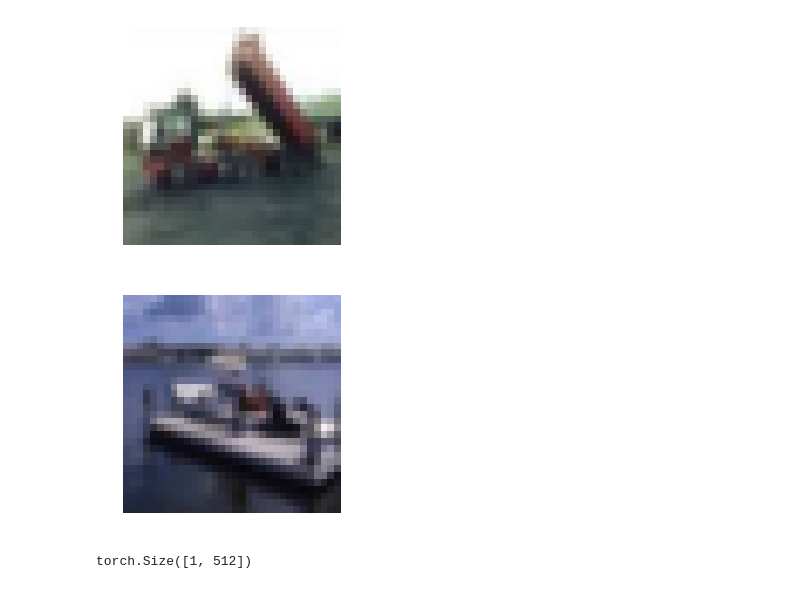
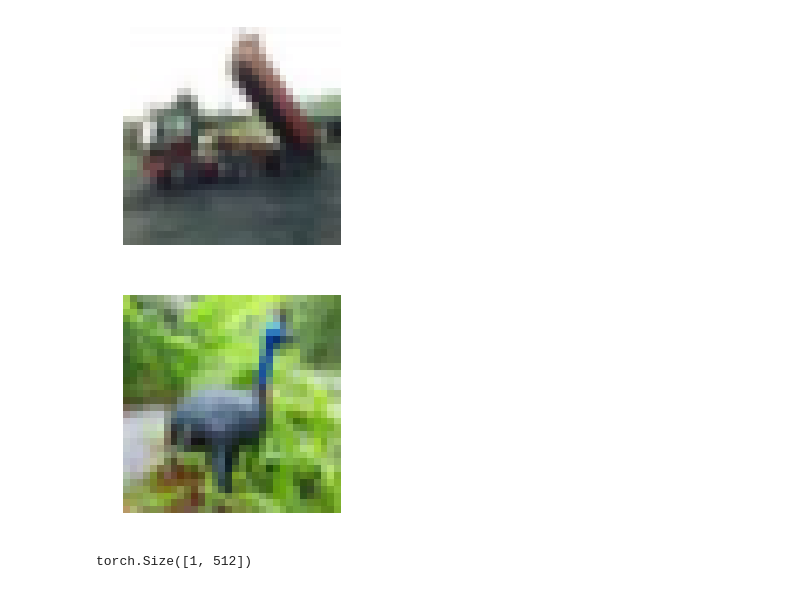
Before and after one commit to proceduralia/pytorch-neural-enhance, a Jupyter notebook: Embeddings_forknn.ipynb, the cells around one changed output. Cells and saved outputs as stored; diff of their text form; code cells hidden in the pictures.

```diff
--- a/Embeddings_forknn.ipynb
+++ b/Embeddings_forknn.ipynb
@@ -36,6 +36,6 @@ for param in vgg_extractor.parameters():
 normalize = Normalize(mean=[0.485, 0.456, 0.406],
                                  std=[0.229, 0.224, 0.225])
 transform = Compose((ToTensor(),normalize))
-cifar = CIFAR10('data', transform=transform)
+cifar = CIFAR10('data', transform=transform, download=True)
 test = CIFAR10("data", train=False, transform=transform)
 loader = DataLoader(cifar, batch_size=32)
@@ -44,7 +46,7 @@ show_tensor(cifar[2][0])
 # %% [output]
 [figure]
 # %%
-show_tensor(cifar[2161][0])
+show_tensor(cifar[6][0])
 # %% [output]
-[figure, old version]
+[figure, new version]
 # %%
```
Also changed, not shown: parts of 12 cells of this notebook.
